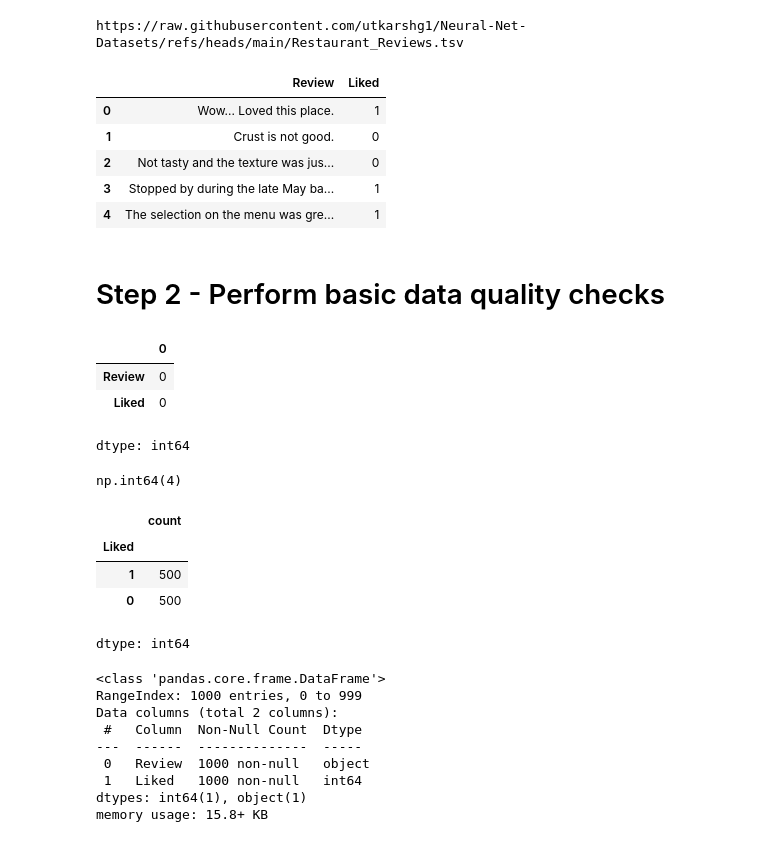
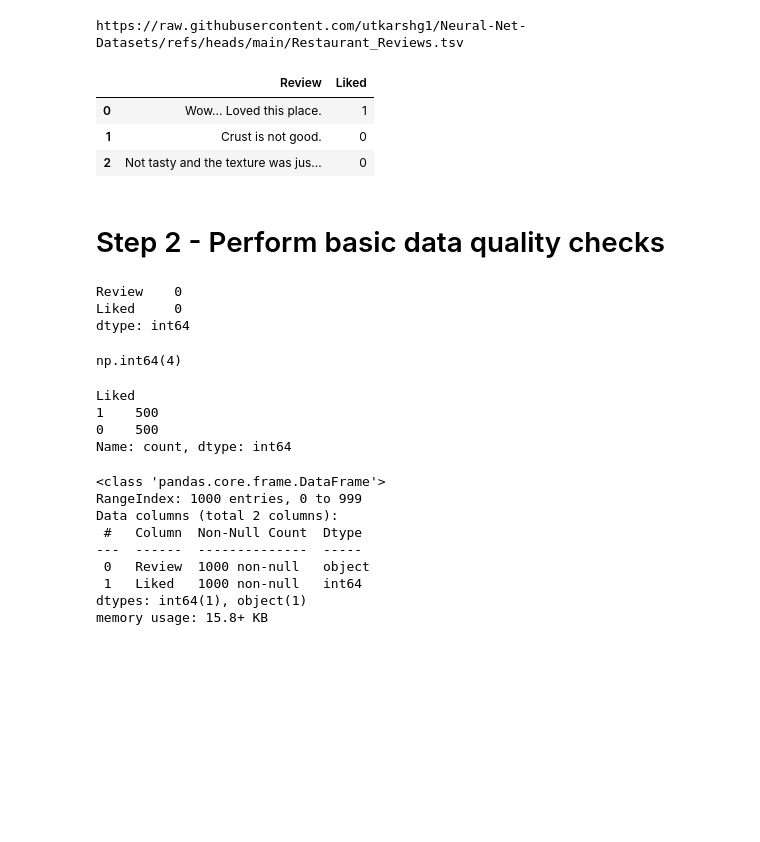
Before and after one commit to deanesh/ML-Wakad-Weekdays-5-7-pm-11th-Dec, a Jupyter notebook: Deep_Learning/04-05-06-Multiclass-Text -Img(Classification)/05_Sentiment_analysis.ipynb, the cells around one changed output. Drawn from its saved outputs; the diff is of its cells as text; code cells hidden in the pictures; blank space fills up the shorter version.

```diff
--- a/Deep_Learning/04-05-06-Multiclass-Text -Img(Classification)/05_Sentiment_analysis.ipynb
+++ b/Deep_Learning/04-05-06-Multiclass-Text -Img(Classification)/05_Sentiment_analysis.ipynb
@@ -16,22 +16,21 @@ https://raw.githubusercontent.com/utkarshg1/Neural-Net-Datasets/refs/heads/main/
 # %%
 import pandas as pd
 df = pd.read_csv(url, sep="\t")
 df.head()
+df = pd.read_csv('Restaurant_Reviews.tsv', sep="\t")
+df.head(3)
 # %% [output]
 |  | Review | Liked |
 | 0 | Wow... Loved this place. | 1 |
 | 1 | Crust is not good. | 0 |
 | 2 | Not tasty and the texture was jus... | 0 |
-| 3 | Stopped by during the late May ba... | 1 |
-| 4 | The selection on the menu was gre... | 1 |
 # %% [markdown]
 # Step 2 - Perform basic data quality checks
 # %%
 df.isna().sum()
 # %% [output]
-|  | 0 |
-| Review | 0 |
-| Liked | 0 |
+Review    0
+Liked     0
 dtype: int64
 # %%
 df.duplicated().sum()
@@ -40,11 +39,10 @@ np.int64(4)
 # %%
 df["Liked"].value_counts()
 # %% [output]
-|  | count |
-| Liked |  |
-| 1 | 500 |
-| 0 | 500 |
-dtype: int64
+Liked
+1    500
+0    500
+Name: count, dtype: int64
 # %%
 df.info()
 # %% [output]
```
Also changed, not shown: parts of 23 cells of this notebook, 4 other files.
